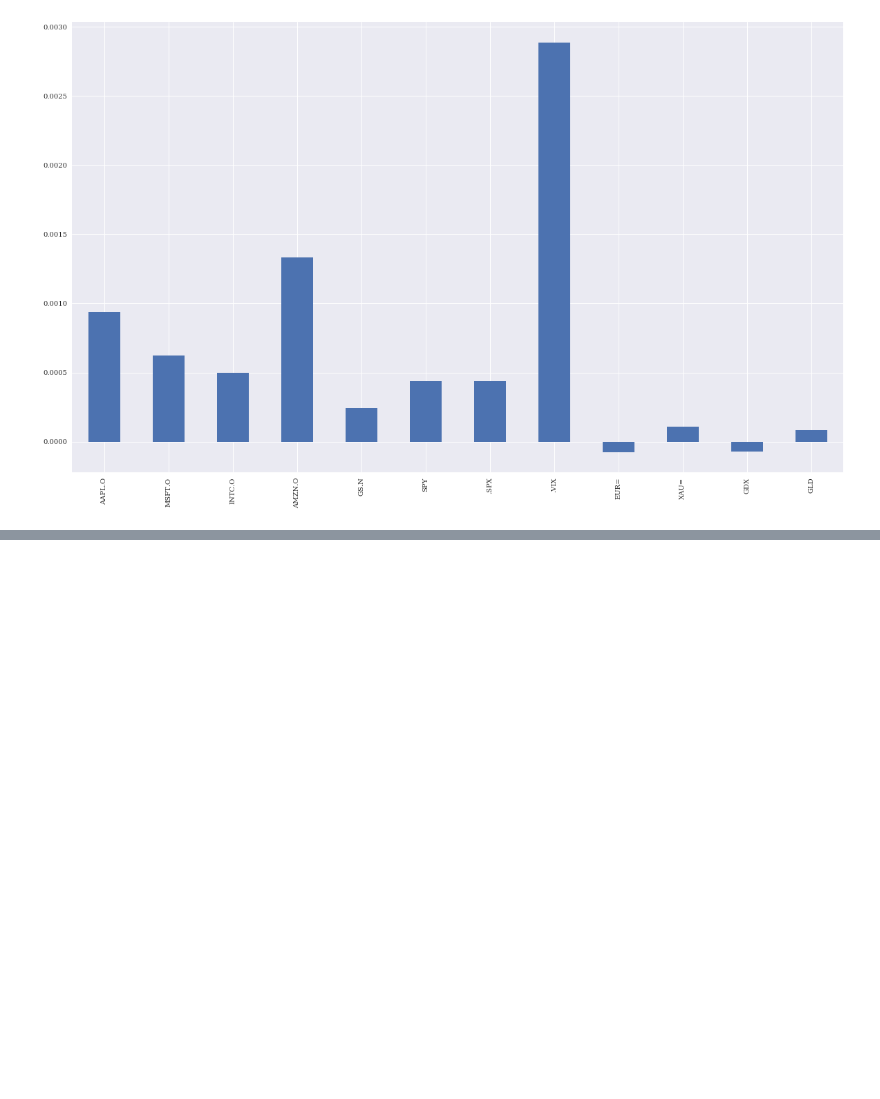
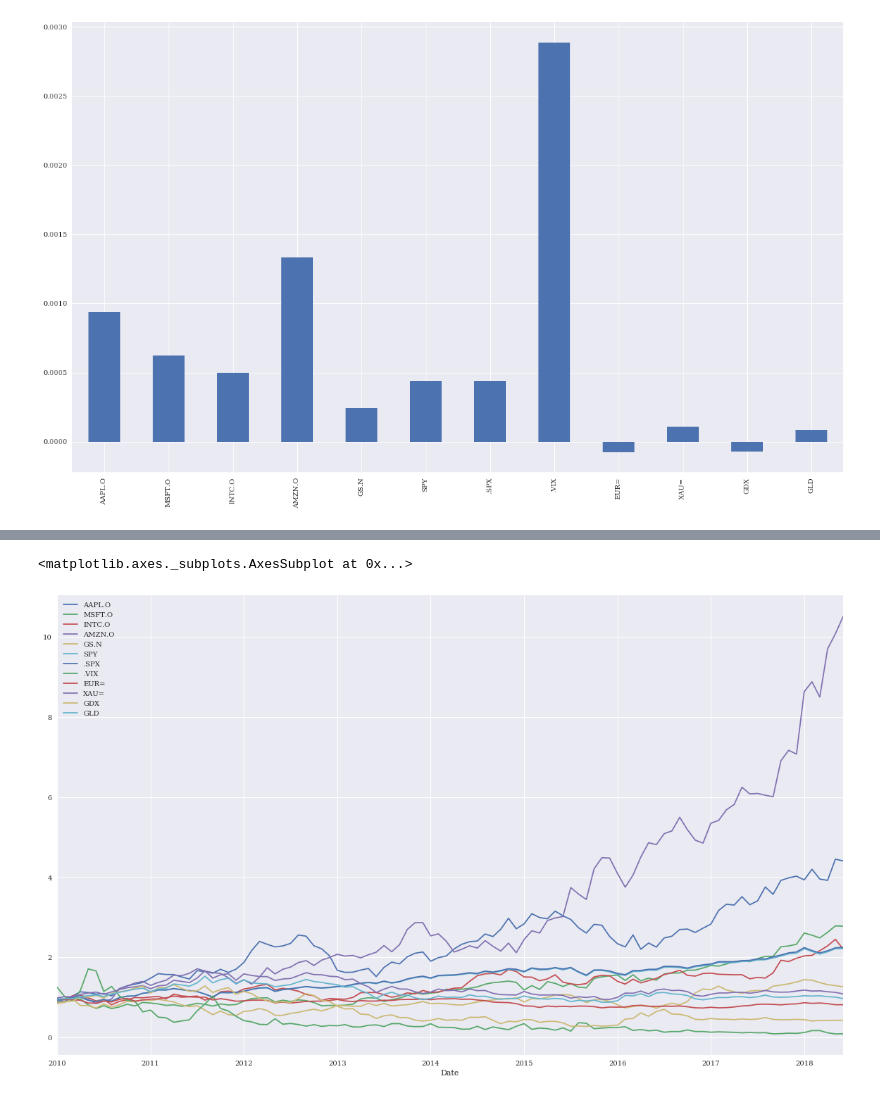
Before and after one commit to thomasmurphycodes/PythonForFinance, a Jupyter notebook: notebooks/Chapter 8 - Financial Time Series.ipynb, the cells around one changed output, grey strips where cells are left out. Saved outputs shown, nothing was run; the diff lists cells and outputs as text; code cells hidden in the pictures; blank space fills up the shorter version.

```diff
--- a/notebooks/Chapter 8 - Financial Time Series.ipynb
+++ b/notebooks/Chapter 8 - Financial Time Series.ipynb
@@ -146,0 +187,5 @@ data.pct_change().mean().plot(kind='bar', figsize=(20,12))
+# %%
+rets.cumsum().apply(np.exp).resample('1m', label='right').last().plot(figsize=(20,12))
+# %% [output]
+<matplotlib.axes._subplots.AxesSubplot at 0x...>
+[figure, added]
```
Also changed, not shown: parts of 6 cells of this notebook.
